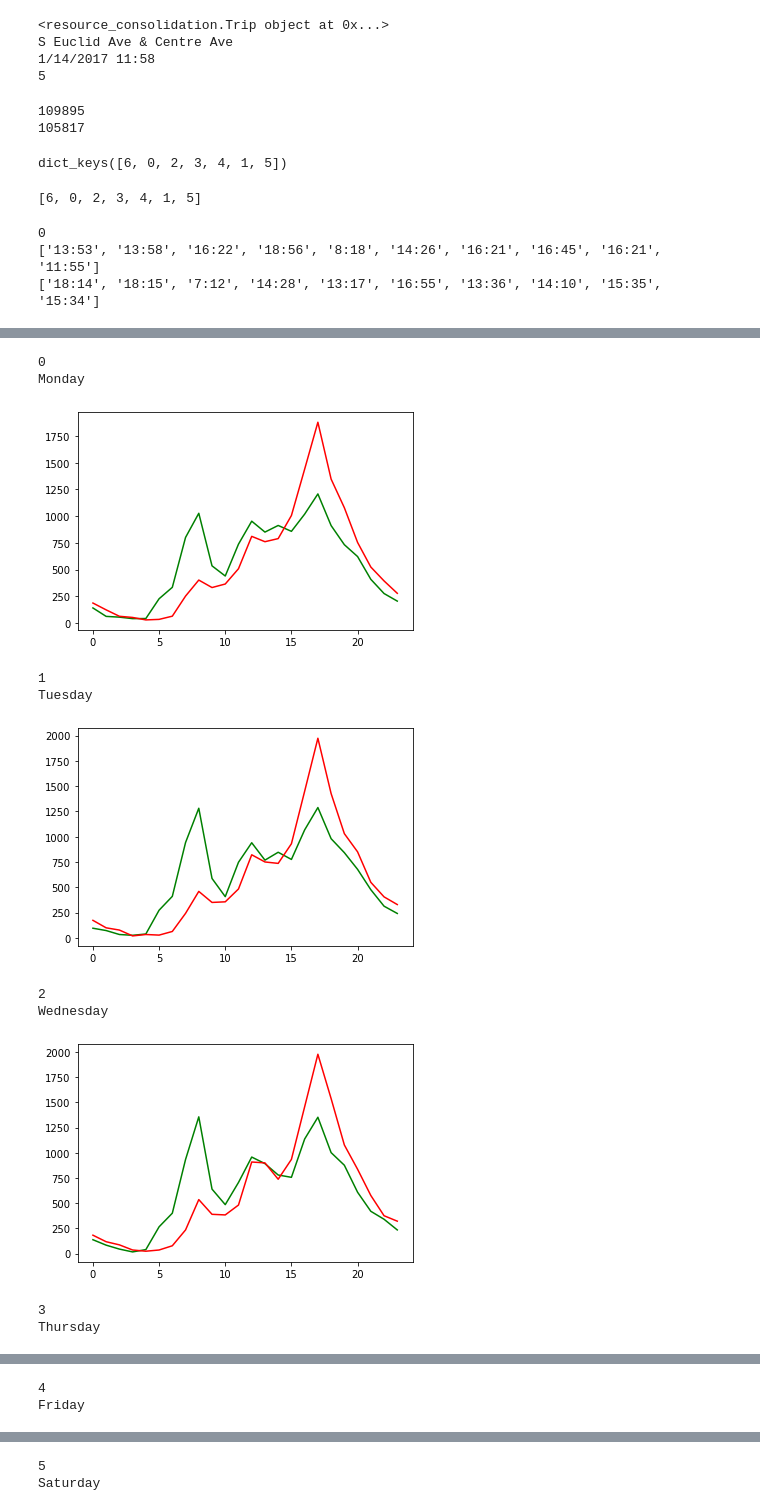
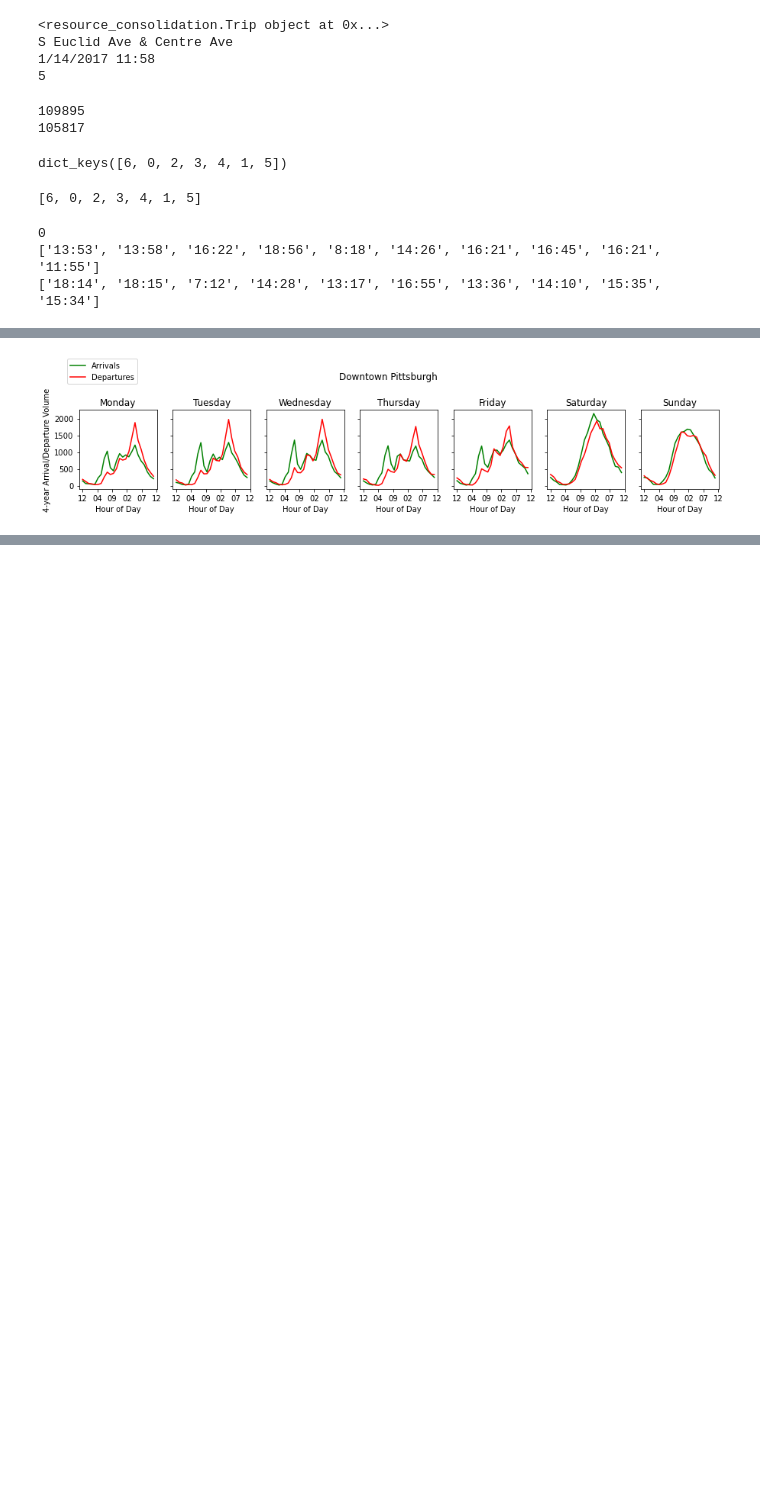
Before and after one commit to camhwilson/HealthyRide, a Jupyter notebook: weekday_analytics.ipynb, the cells around one changed output, grey strips where cells are left out. Drawn from its saved outputs; the diff is of its cells as text; code cells hidden in the pictures; blank space fills up the shorter version.

Commit message:
built multiple subplots into figure, to compare on a daily basis

```diff
--- a/weekday_analytics.ipynb
+++ b/weekday_analytics.ipynb
@@ -135,26 +135,4 @@ print(weekday_object_list[search_index].departures[:10])
 0
 ['13:53', '13:58', '16:22', '18:56', '8:18', '14:26', '16:21', '16:45', '16:21', '11:55']
 ['18:14', '18:15', '7:12', '14:28', '13:17', '16:55', '13:36', '14:10', '15:35', '15:34']
-# %%
-import matplotlib.pylab as plt
-from collections import Counter
-
-
-
-
-
-
-
-
-
-
-
-
-def plot_days_of_wk(weekday_object_list):
-    weekday_object_list.sort(key=lambda x: x.weekday, reverse=True)
-    for i, val in enumerate(weekday_object_list):
-        arrivals_volume = hourly_volume(weekday_object_list[val.weekday].arrivals)
-        print(i)
-        departures_volume = hourly_volume(weekday_object_list[val.weekday].departures)
-        individual_plot(arrivals_volume, departures_volume)
 # %%
@@ -204,14 +199,4 @@ individual_plot(arrivals_volume, departures_volume, "Monday")
 # %%
-plot_days_of_wk(weekday_object_list)
+plot_days_of_wk(weekday_object_list, 'Downtown Pittsburgh')
 # %% [output]
-0
-Monday
-[figure, old version]
+[figure, new version]
-1
-Tuesday
-[figure, removed]
-2
-Wednesday
-[figure, removed]
-3
-Thursday
@@ -219,2 +202,0 @@ Thursday
-4
-Friday
@@ -222,2 +202,0 @@ Friday
-5
-Saturday
```
Also changed, not shown: parts of 2 cells of this notebook.
